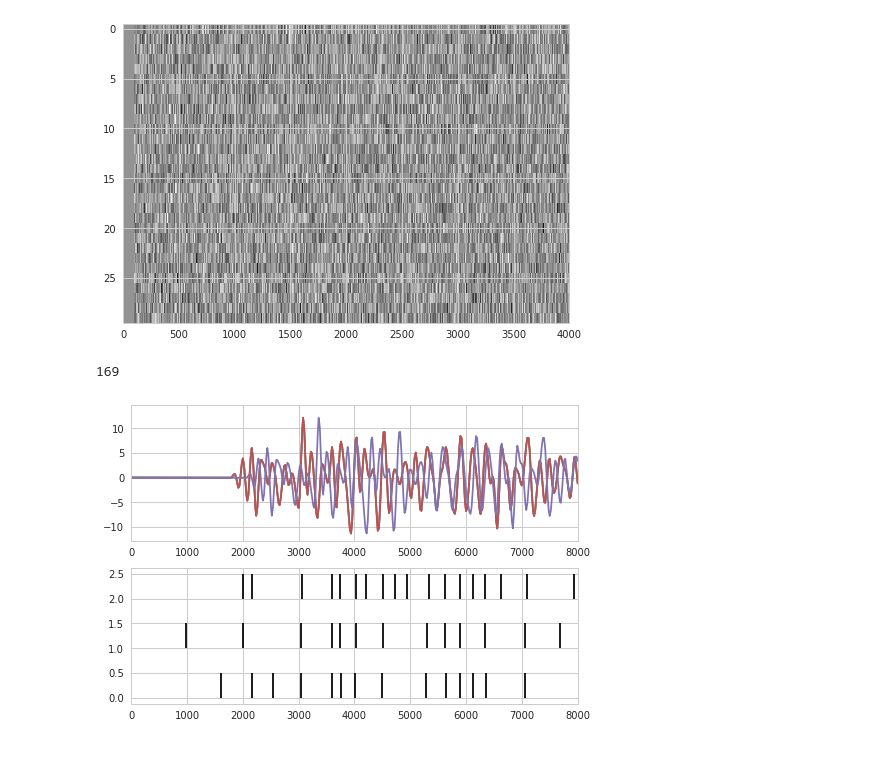
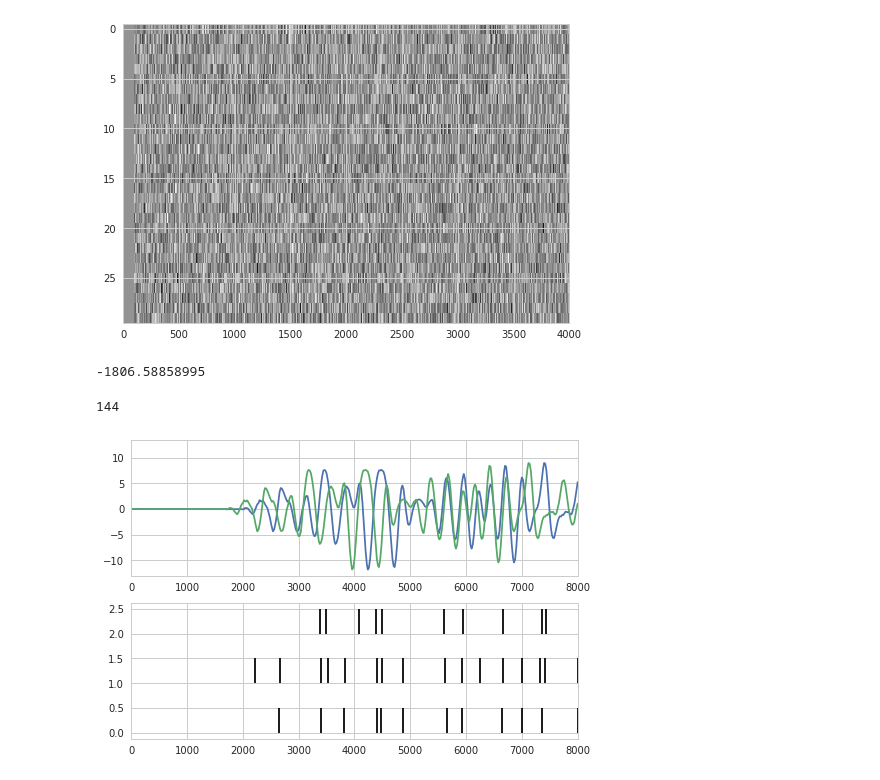
Before and after one commit to melizalab/dstrf, a Jupyter notebook: notebooks/glmat/glmat_2d_twin.ipynb, the cells around one changed output. Saved outputs shown, nothing was run; the diff lists cells and outputs as text; code cells hidden in the pictures.

```diff
--- a/notebooks/glmat/glmat_2d_twin.ipynb
+++ b/notebooks/glmat/glmat_2d_twin.ipynb
@@ -42,7 +42,7 @@ ntau  = 30
 from scipy.signal import resample
 filts = np.load('../../filters.npz')
 print(filts.keys())
-k1 = resample(filts['bbm'], nfreq, axis=0)[:,:ntau] * 5
+k1 = resample(filts['bbs'], nfreq, axis=0)[:,:ntau] * 5
 k1vec = strf.as_vector(np.fliplr(k1))
 
 def filter_stimulus(S, k1):
@@ -122,8 +121,9 @@ def lci_poisson(V, params, spikes, dt):
             H2 += params[1]
     return lp
 
-V = upsample_convolution(filter_stimulus(stim, k1), upsample)
-#Vx = upsample_convolution(np.dot(stim_mat, k1vec), upsample)
+data = []
+V = upsample_convolution(np.dot(stim_mat, k1vec), upsample)
+V = upsample_convolution(filter_stimulus(stim, np.fliplr(k1vec.reshape(nfreq, ntau))), upsample)
 for i in range(n_assim + n_test):
     spikes = predict_spikes(V, matparams, model_dt)
     lp = lci_poisson(V, matparams, spikes, model_dt)
@@ -142,16 +142,17 @@ test_data = data[n_assim:]
 # %%
 ax1 = plt.subplot(211)
 ax2 = plt.subplot(212)
+ax1.plot(V)
 for i, d in enumerate(data):
-    ax1.plot(data[0]["V"])
     ax2.vlines(d["spike_t"], i, i + 0.5)
 ax1.set_xlim(0, 8000)
 ax2.set_xlim(0, 8000)
-sum(d["lci"] for d in data)
+print(sum(d["lci"] for d in data))
 len(data[0]["spike_t"])
 # %% [output]
-169
+-1806.58858995
+144
-[figure, old version]
+[figure, new version]
 # %%
 # estimate parameters using emcee
 from neurofit import priors, costs, utils, startpos
```
Also changed, not shown: parts of 4 cells of this notebook.
